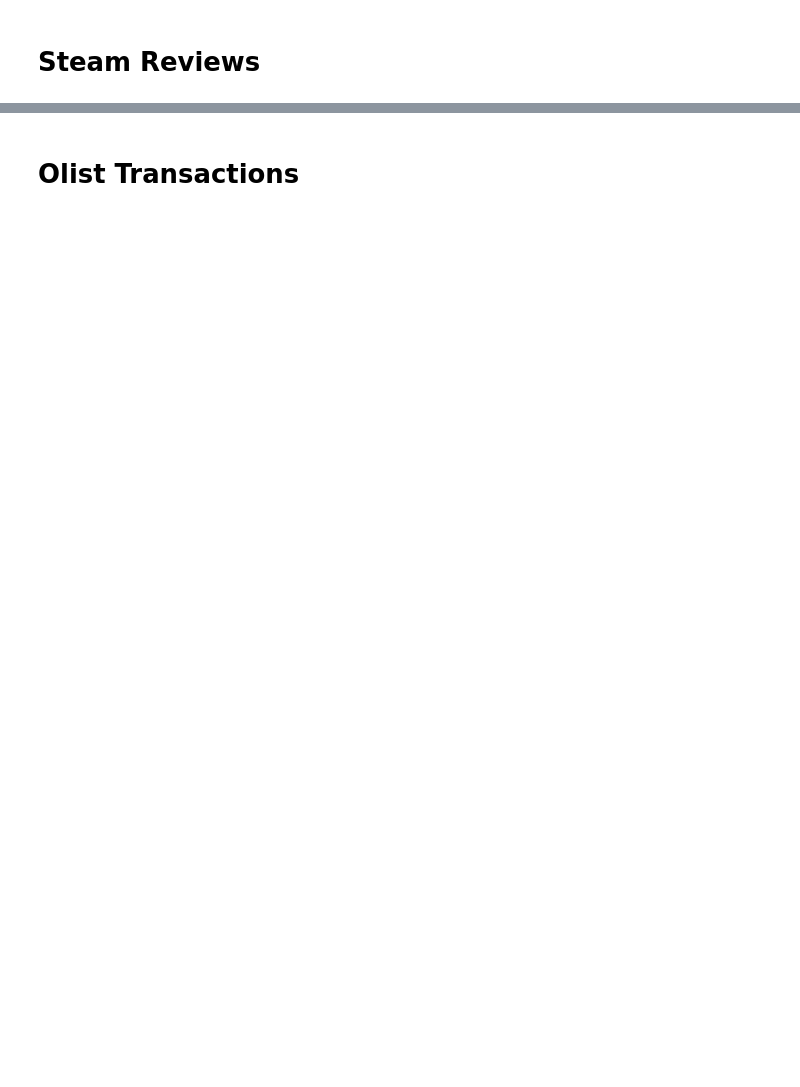
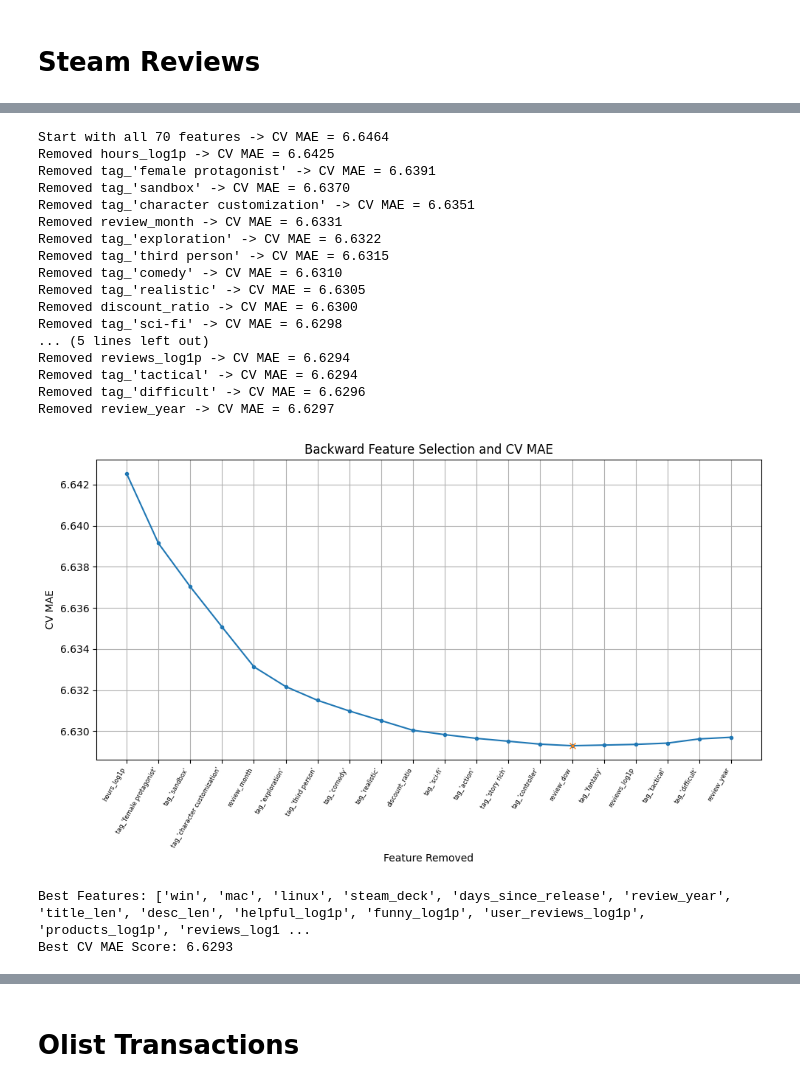
Before and after one commit to cdc18b/dx799capstoneO1, a Jupyter notebook: week3dx799.ipynb, the cells around one changed output, grey strips where cells are left out. Cells and saved outputs as stored; diff of their text form; code cells hidden in the pictures; blank space fills up the shorter version.

```diff
--- a/week3dx799.ipynb
+++ b/week3dx799.ipynb
@@ -891,0 +1092,33 @@ Best PLS components: 12 with MAE: 6.521534
+# %%
+run_selection(
+    X_train_steam, y_train_steam, model=LinearRegression(),
+    direction="backward",
+    scoring="neg_mean_absolute_error",
+    cv=3,
+    max_features=30,
+    patience=5,
+    n_jobs=-1,
+    verbose=True,
+    plot=True
+)
+# %% [output]
+Start with all 70 features -> CV MAE = 6.6464
+Removed hours_log1p -> CV MAE = 6.6425
+Removed tag_'female protagonist' -> CV MAE = 6.6391
+Removed tag_'sandbox' -> CV MAE = 6.6370
+Removed tag_'character customization' -> CV MAE = 6.6351
+Removed review_month -> CV MAE = 6.6331
+Removed tag_'exploration' -> CV MAE = 6.6322
+Removed tag_'third person' -> CV MAE = 6.6315
+Removed tag_'comedy' -> CV MAE = 6.6310
+Removed tag_'realistic' -> CV MAE = 6.6305
+Removed discount_ratio -> CV MAE = 6.6300
+Removed tag_'sci-fi' -> CV MAE = 6.6298
+... (5 lines left out)
+Removed reviews_log1p -> CV MAE = 6.6294
+Removed tag_'tactical' -> CV MAE = 6.6294
+Removed tag_'difficult' -> CV MAE = 6.6296
+Removed review_year -> CV MAE = 6.6297
+[figure, added]
+Best Features: ['win', 'mac', 'linux', 'steam_deck', 'days_since_release', 'review_year', 'title_len', 'desc_len', 'helpful_log1p', 'funny_log1p', 'user_reviews_log1p', 'products_log1p', 'reviews_log1 ...
+Best CV MAE Score: 6.6293
```
Also changed, not shown: parts of 32 cells of this notebook.
